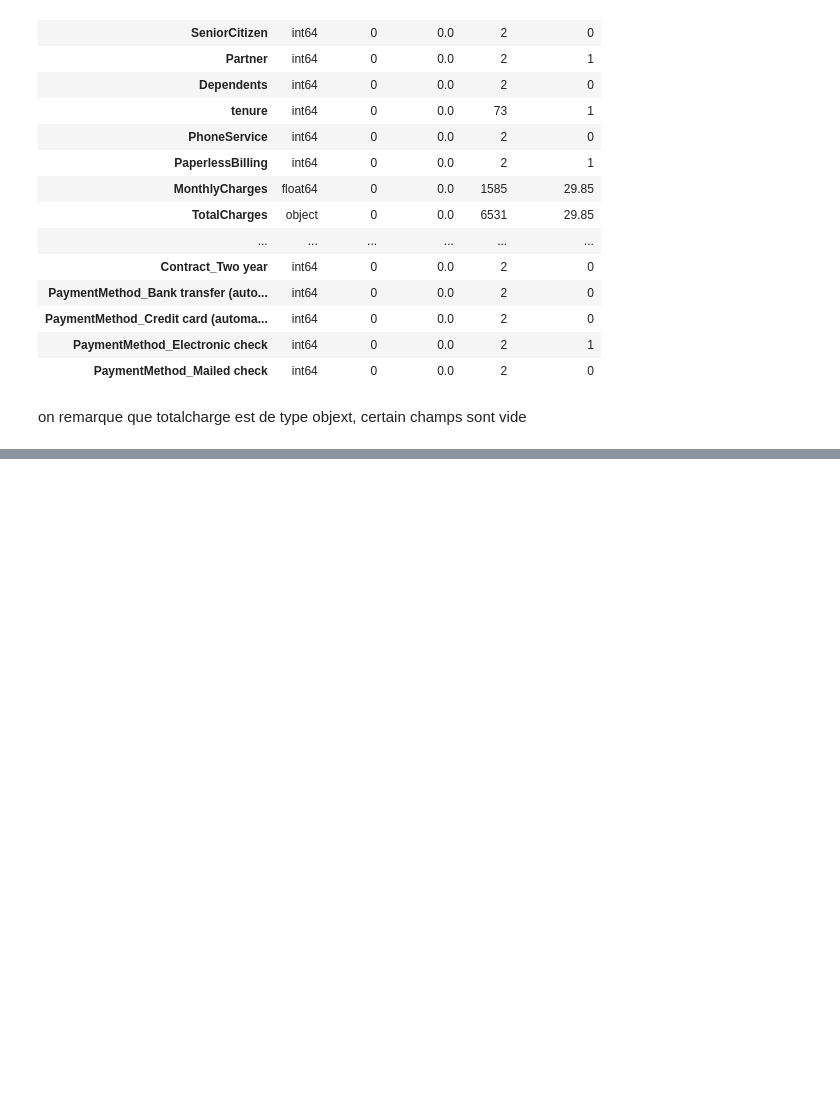
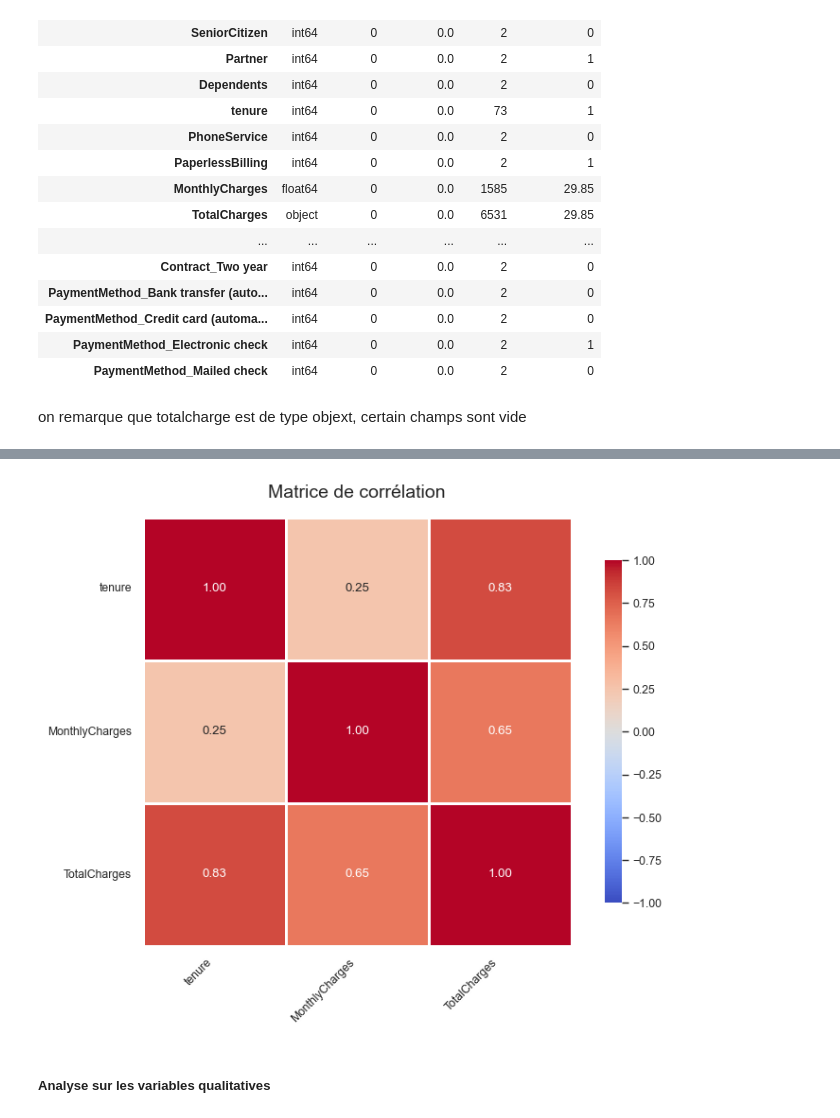
Before and after one commit to Bapt1st3/Telco_Customer_Prediction, a Jupyter notebook: data_prep copy.ipynb, the cells around one changed output, grey strips where cells are left out. Drawn from its saved outputs; the diff is of its cells as text; code cells hidden in the pictures; blank space fills up the shorter version.

```diff
--- a/data_prep copy.ipynb
+++ b/data_prep copy.ipynb
@@ -201,0 +220,17 @@ tenure = ancienneté du client pic de depart vers les 5- 10 mois puis churn dimi
+# %%
+import seaborn as sns
+import matplotlib.pyplot as plt
+import numpy as np
+# Calcul de la matrice de corrélation
+corr_matrix = base[num_vars].corr()
+fig, ax = plt.subplots(figsize=(8, 6), facecolor='white')
+sns.heatmap(corr_matrix,annot=True,fmt='.2f',cmap="coolwarm",center=0,square=True,linewidths=1,linecolor='white',cbar_kws={'shrink': 0.8},ax=ax,vmin=-1,vmax=1)
+ax.set_title("Matrice de corrélation", fontsize=14, pad=15)
+plt.xticks(rotation=45, ha='right')
+plt.yticks(rotation=0)
+plt.tight_layout()
+plt.show()
+# %% [output]
+[figure, added]
+# %% [markdown]
+##### Analyse sur les variables qualitatives
```
Also changed, not shown: parts of 26 cells of this notebook, 1 other file.
